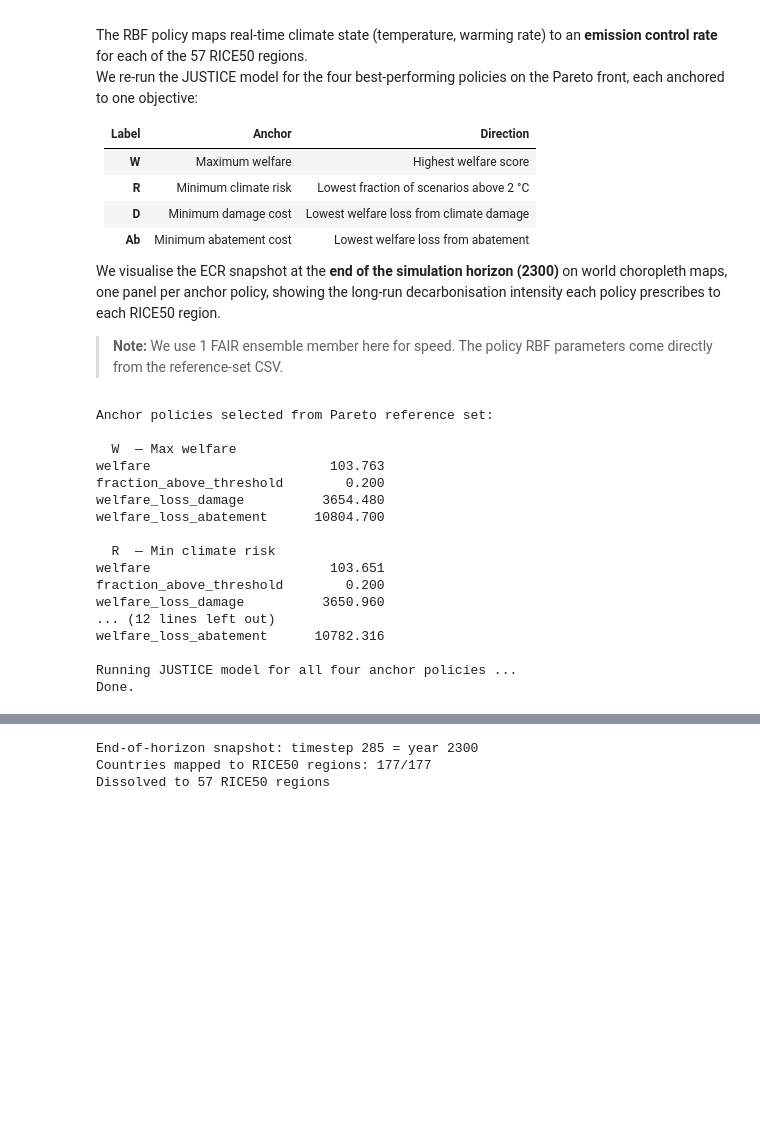
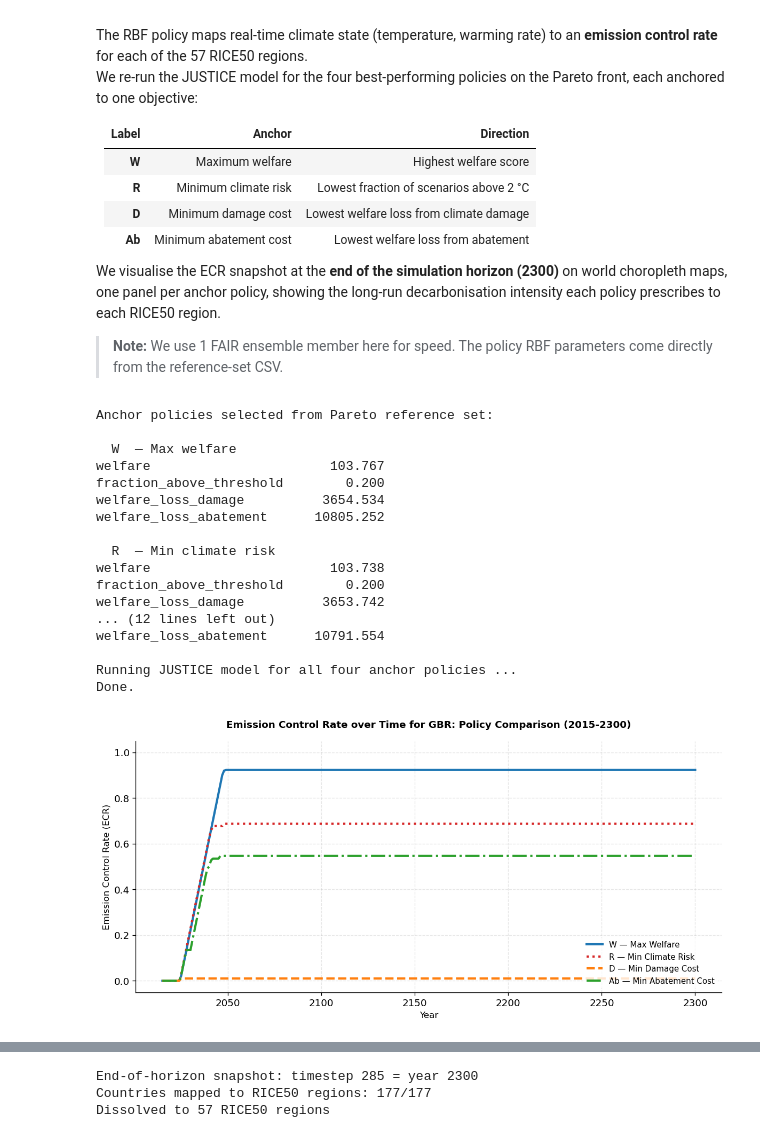
Before and after one commit to finnmaingay-hub/epa141a, a Jupyter notebook: assignments_ema/assignment_07_pareto_visualisation_bs200.ipynb, the cells around one changed output, grey strips where cells are left out. Drawn from its saved outputs; the diff is of its cells as text; code cells hidden in the pictures; blank space fills up the shorter version.

```diff
--- a/assignments_ema/assignment_07_pareto_visualisation_bs200.ipynb
+++ b/assignments_ema/assignment_07_pareto_visualisation_bs200.ipynb
@@ -390,7 +390,7 @@ def run_policy_ecr(policy_row, n_ensemble=1):
 
     # Emission ramp-up constraint
     constraint = EmissionControlConstraint(
-        max_annual_growth_rate=0.04,
+        max_annual_growth_rate=0.04,f
         emission_control_start_timestep=EC_START_TS,
         min_emission_control_rate=0.01,
     )
@@ -472,17 +472,77 @@ print("Done.")
 Anchor policies selected from Pareto reference set:
 
   W  — Max welfare
-welfare                       103.763
+welfare                       103.767
 fraction_above_threshold        0.200
-welfare_loss_damage          3654.480
-welfare_loss_abatement      10804.700
+welfare_loss_damage          3654.534
+welfare_loss_abatement      10805.252
 
   R  — Min climate risk
-welfare                       103.651
+welfare                       103.738
 fraction_above_threshold        0.200
-welfare_loss_damage          3650.960
+welfare_loss_damage          3653.742
 ... (12 lines left out)
-welfare_loss_abatement      10782.316
+welfare_loss_abatement      10791.554
 
 Running JUSTICE model for all four anchor policies ...
 Done.
+# %%
+import numpy as np
+import matplotlib.pyplot as plt
+import os
+
+# ── 1. HAAL DE DATA OP VOOR ALLE 4 DE POLICIES ────────────────────────────────
+# Hier roepen we de functie aan met de specifieke indexen uit je ref_set
+ecr_W,  _ = run_policy_ecr(ref_set.loc[idx_W],  n_ensemble=1)
+ecr_R,  _ = run_policy_ecr(ref_set.loc[idx_R],  n_ensemble=1)
+ecr_D,  _ = run_policy_ecr(ref_set.loc[idx_D],  n_ensemble=1)
+ecr_Ab, _ = run_policy_ecr(ref_set.loc[idx_Ab], n_ensemble=1)
+
+# Zet ze in een dictionary voor een schone loop bij het plotten
+policies = {
+    "W — Max Welfare":        {"data": ecr_W,  "color": "#1f77b4", "ls": "-"},
+    "R — Min Climate Risk":   {"data": ecr_R,  "color": "#d62728", "ls": ":"},
+    "D — Min Damage Cost":    {"data": ecr_D,  "color": "#ff7f0e", "ls": "--"},
+    "Ab — Min Abatement Cost": {"data": ecr_Ab, "color": "#2ca02c", "ls": "-."}
+}
+
+# Tijdshorizon en regio-index bepalen
+years = np.asarray(_time_horizon.model_time_horizon).astype(int)
+gbr_idx = [r.lower() for r in REGION_LIST].index("gbr")
+
+# ── 2. PLOTTEN VAN DE TIJDREEKS ───────────────────────────────────────────────
+plt.figure(figsize=(10, 5), dpi=120)
+
+for label, config in policies.items():
+    # Extraheer het GBR-traject uit de matrix (regions x timesteps)
+    gbr_ecr_trajectory = config["data"][gbr_idx, :]
+
+    # Plot de lijn met de specifieke styling
+    plt.plot(
+        years,
+        gbr_ecr_trajectory,
+        linewidth=2.5,
+        color=config["color"],
+        linestyle=config["ls"],
+        label=label
+    )
+
+# Grafiekopmaak & Styling (Scannability)
+plt.title("Emission Control Rate over Time for GBR: Policy Comparison (2015-2300)", fontsize=11, fontweight='bold', pad=15)
+plt.xlabel("Year", fontsize=10)
+plt.ylabel("Emission Control Rate (ECR)", fontsize=10)
+plt.ylim(-0.05, 1.05)
+plt.grid(alpha=0.3, linestyle="--")
+plt.legend(frameon=True, facecolor='white', edgecolor='none', fontsize=9, loc='lower right')
+
+# Verwijder de overbodige grafiekranden
+plt.gca().spines['top'].set_visible(False)
+plt.gca().spines['right'].set_visible(False)
+
+plt.tight_layout()
+
+# Opslaan in de juiste map
+plt.savefig(os.path.join(_PLOTS_DIR, "ecr_all_policies_gbr_over_time.png"), dpi=150)
+plt.show()
+# %% [output]
+[figure, added]
```
Also changed, not shown: parts of 5 cells of this notebook, 10 other files.
